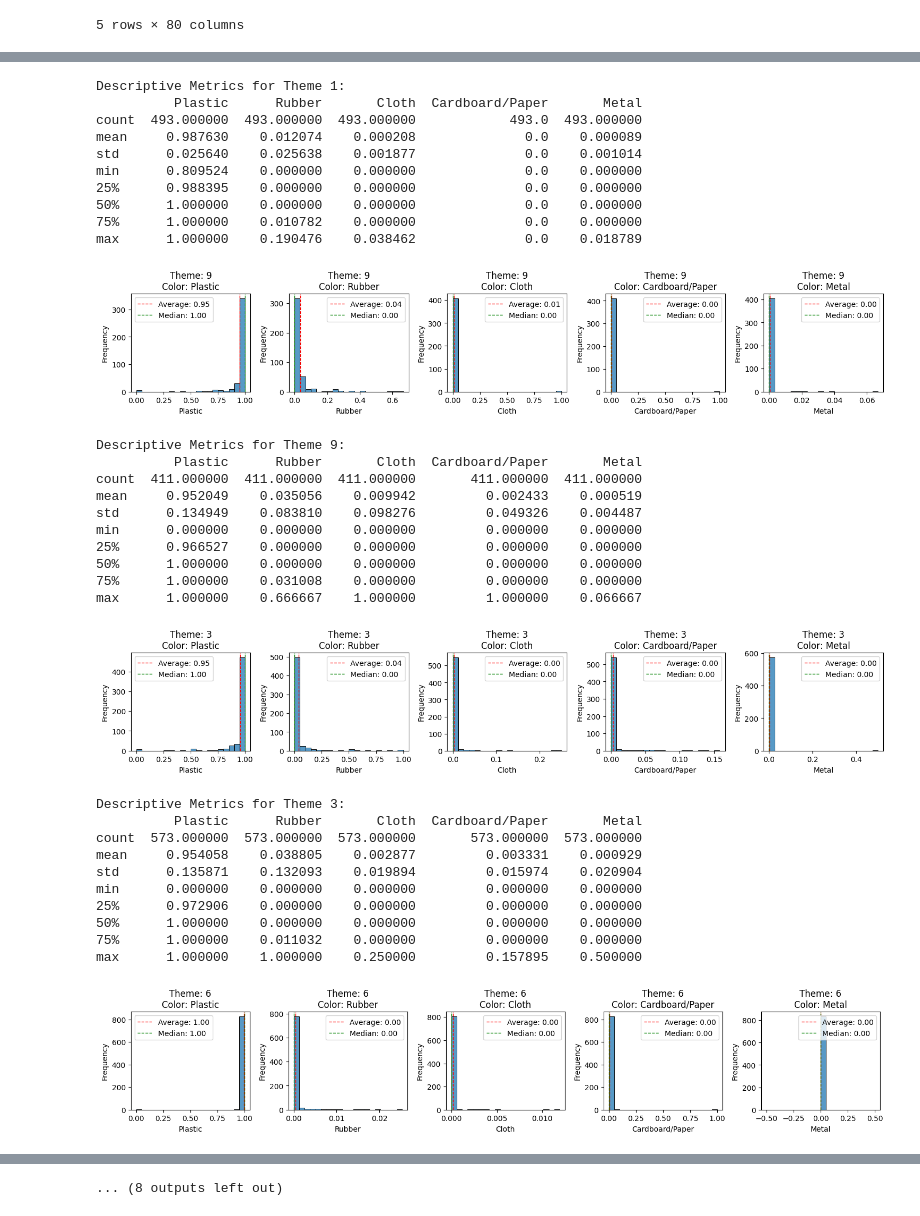
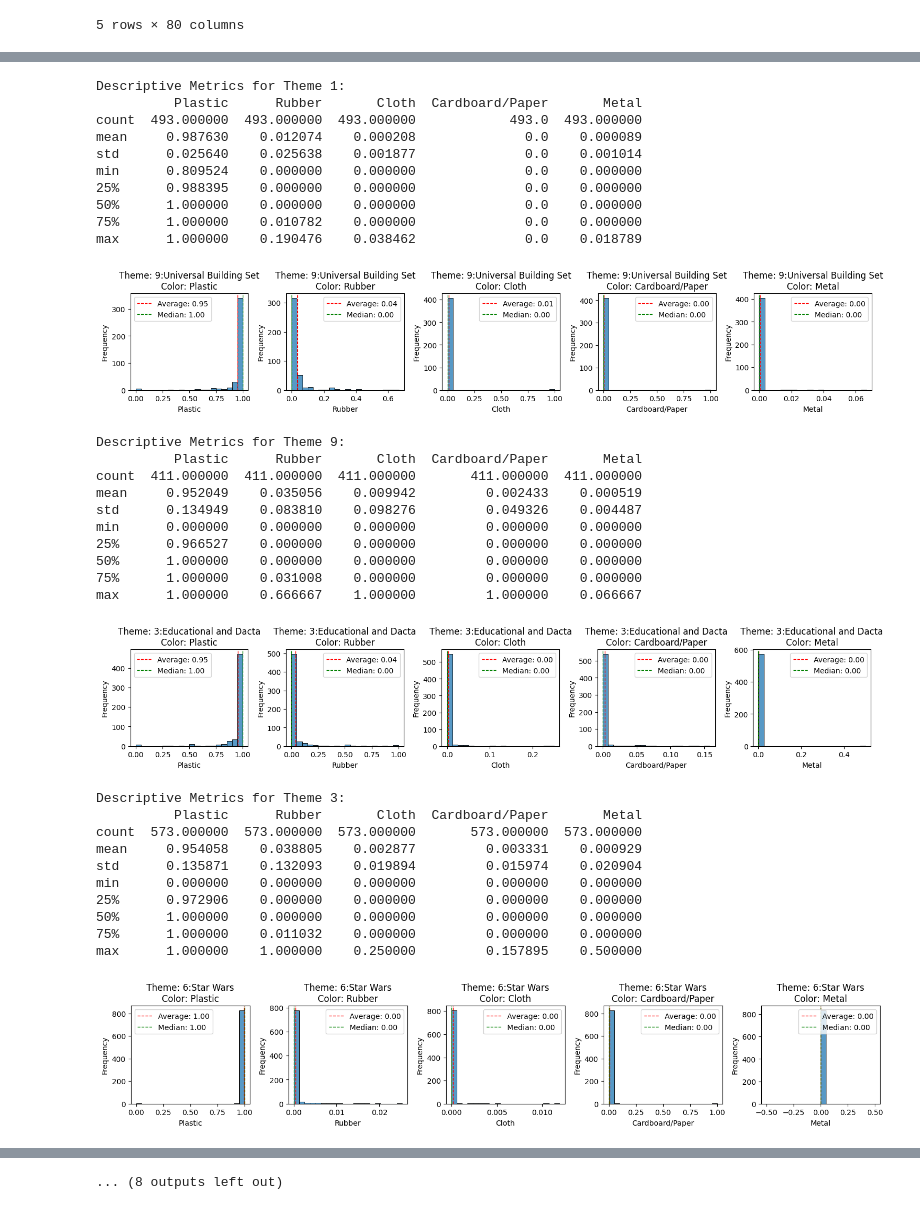
Before and after one commit to BenjaSar/ApMaqI, a Jupyter notebook: TP_ApM1.ipynb, the cells around one changed output, grey strips where cells are left out. Saved outputs shown, nothing was run; the diff lists cells and outputs as text; code cells hidden in the pictures.

```diff
--- a/TP_ApM1.ipynb
+++ b/TP_ApM1.ipynb
@@ -85,7 +127,7 @@ for theme in themes:
     for i, color in enumerate(colores):
         plt.subplot(2, 5, i+1)
         sns.histplot(data=subset_data, x=color, bins=20)
-        plt.title(f"Theme: {theme}\nColor: {color}")
+        plt.title(f"Theme: {theme}:{clases_list[theme]}\nColor: {color}")
         plt.xlabel(color)
         plt.ylabel("Frequency")
 
@@ -243,7 +285,7 @@ for theme in themes:
     for i, material in enumerate(materiales):
         plt.subplot(2, 5, i+1)
         sns.histplot(data=subset_data, x=material, bins=20)
-        plt.title(f"Theme: {theme}\nColor: {material}")
+        plt.title(f"Theme: {theme}:{clases_list[theme]}\nColor: {material}")
         plt.xlabel(material)
         plt.ylabel("Frequency")
 
@@ -286,25 +328,25 @@ max       1.000000     0.260870     0.428571         0.300000     0.0
 Descriptive Metrics for Theme 1:
           Plastic      Rubber       Cloth  Cardboard/Paper       Metal
 count  493.000000  493.000000  493.000000            493.0  493.000000
 mean     0.987630    0.012074    0.000208              0.0    0.000089
 std      0.025640    0.025638    0.001877              0.0    0.001014
 min      0.809524    0.000000    0.000000              0.0    0.000000
 25%      0.988395    0.000000    0.000000              0.0    0.000000
 50%      1.000000    0.000000    0.000000              0.0    0.000000
 75%      1.000000    0.010782    0.000000              0.0    0.000000
 max      1.000000    0.190476    0.038462              0.0    0.018789
-[figure, old version]
+[figure, new version]
 Descriptive Metrics for Theme 9:
           Plastic      Rubber       Cloth  Cardboard/Paper       Metal
 count  411.000000  411.000000  411.000000       411.000000  411.000000
 mean     0.952049    0.035056    0.009942         0.002433    0.000519
 std      0.134949    0.083810    0.098276         0.049326    0.004487
 min      0.000000    0.000000    0.000000         0.000000    0.000000
 25%      0.966527    0.000000    0.000000         0.000000    0.000000
 50%      1.000000    0.000000    0.000000         0.000000    0.000000
 75%      1.000000    0.031008    0.000000         0.000000    0.000000
 max      1.000000    0.666667    1.000000         1.000000    0.066667
-[figure, old version]
+[figure, new version]
 Descriptive Metrics for Theme 3:
           Plastic      Rubber       Cloth  Cardboard/Paper       Metal
 count  573.000000  573.000000  573.000000       573.000000  573.000000
@@ -315,7 +357,7 @@ min      0.000000    0.000000    0.000000         0.000000    0.000000
 50%      1.000000    0.000000    0.000000         0.000000    0.000000
 75%      1.000000    0.011032    0.000000         0.000000    0.000000
 max      1.000000    1.000000    0.250000         0.157895    0.500000
-[figure, old version]
+[figure, new version]
 Descriptive Metrics for Theme 6:
           Plastic      Rubber       Cloth  Cardboard/Paper  Metal
 count  832.000000  832.000000  832.000000       832.000000  832.0
```
Also changed, not shown: parts of 25 cells of this notebook.
